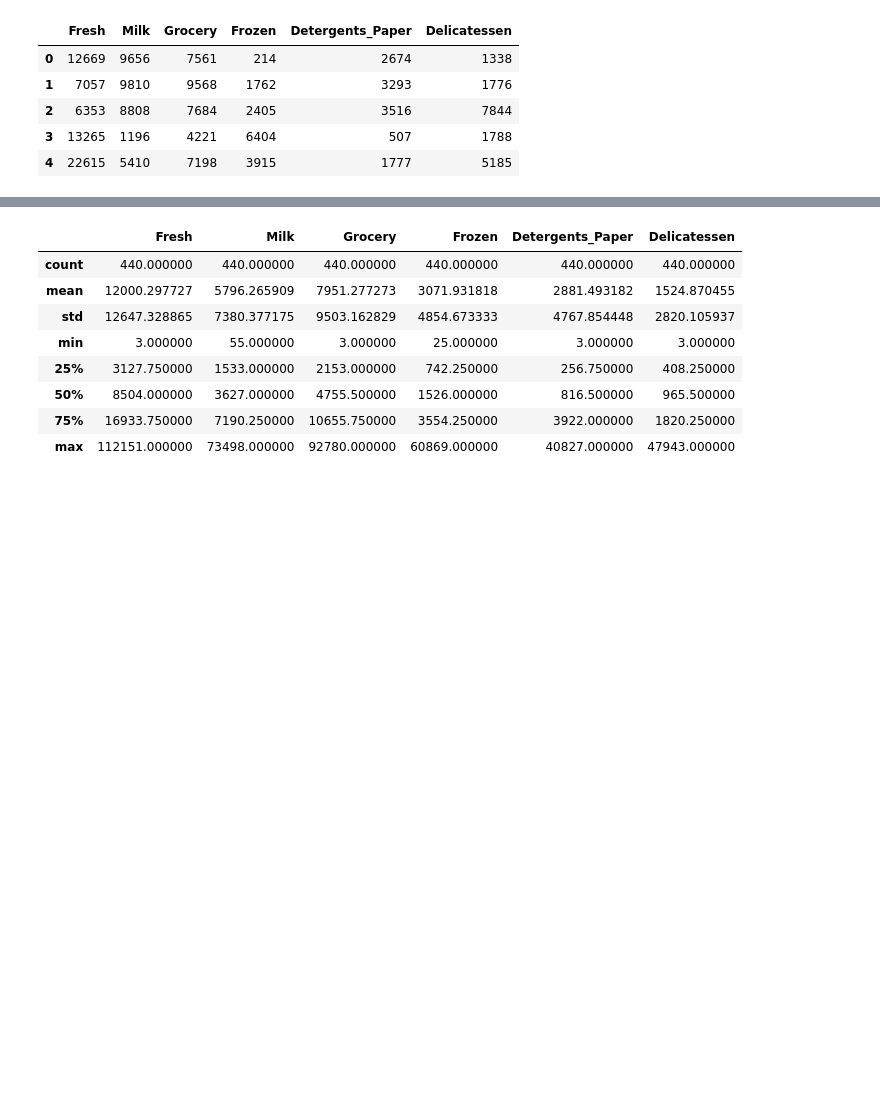
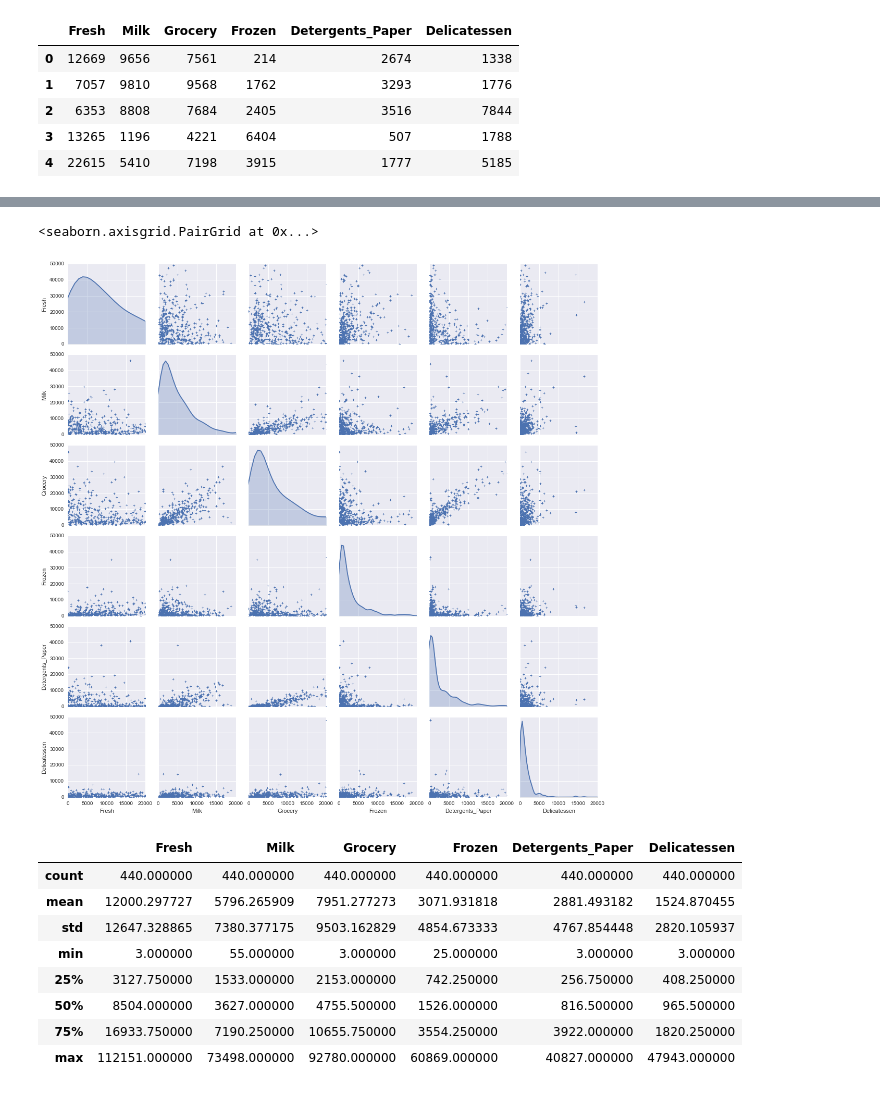
Before and after one commit to Tsmith5151/Customer-Segments, a Jupyter notebook: customer_segments.ipynb, the cells around one changed output, grey strips where cells are left out. Saved outputs shown, nothing was run; the diff lists cells and outputs as text; code cells hidden in the pictures; blank space fills up the shorter version.

```diff
--- a/customer_segments.ipynb
+++ b/customer_segments.ipynb
@@ -64,3 +65,14 @@ array([[<matplotlib.axes._subplots.AxesSubplot object at 0x...>,
+# %%
+#Bivariate Plot
+g = sns.pairplot(data, diag_kind="kde",markers="+",
+                 palette=dict(Fresh="g", Milk="m", Frozen="b", Detergents_Paper="y",Delicatessen="r"),
+                 plot_kws=dict(s=10, edgecolor="b",
+                linewidth=1),diag_kws=dict(shade=True))
+g.set(ylim=(0,50000))
+g.set(xlim=(0,20000))
+# %% [output]
+<seaborn.axisgrid.PairGrid at 0x...>
+[figure, added]
 # %%
 data.describe()
 # %% [output]
```
Also changed, not shown: parts of 14 cells of this notebook.
